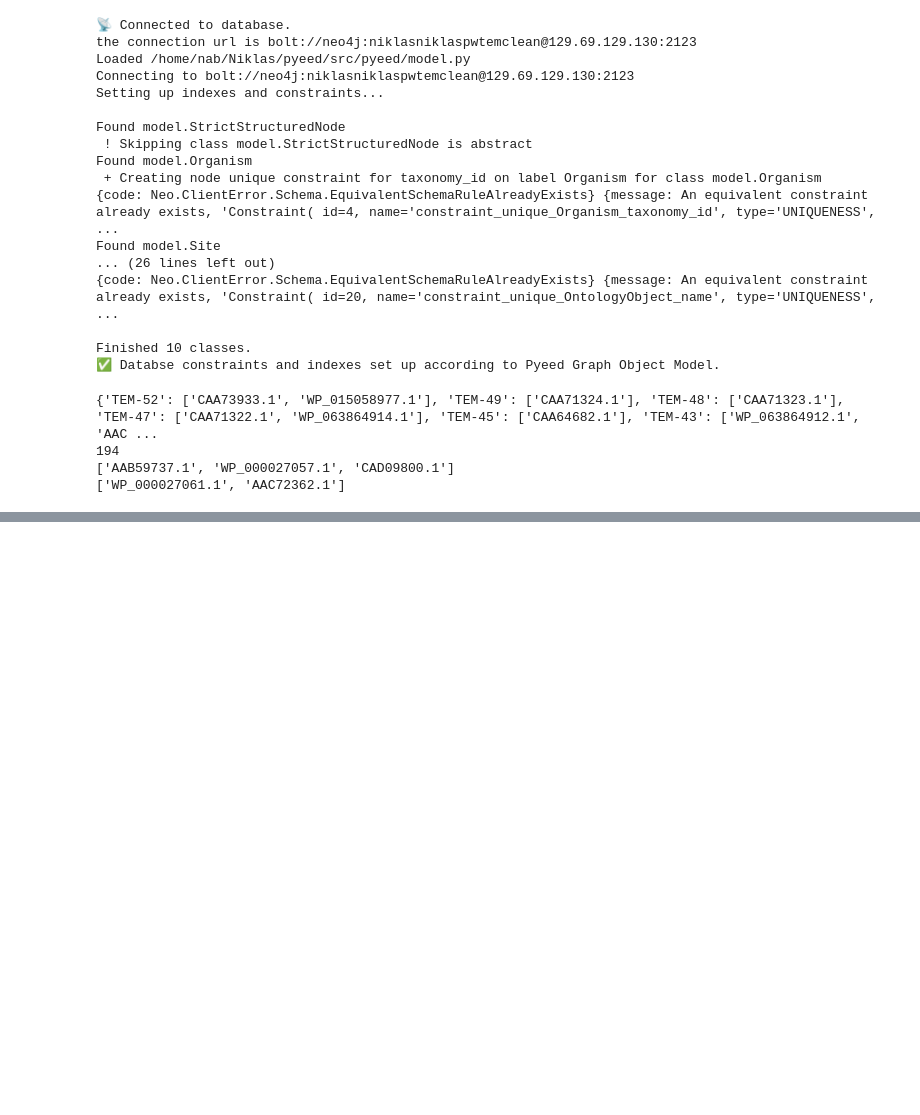
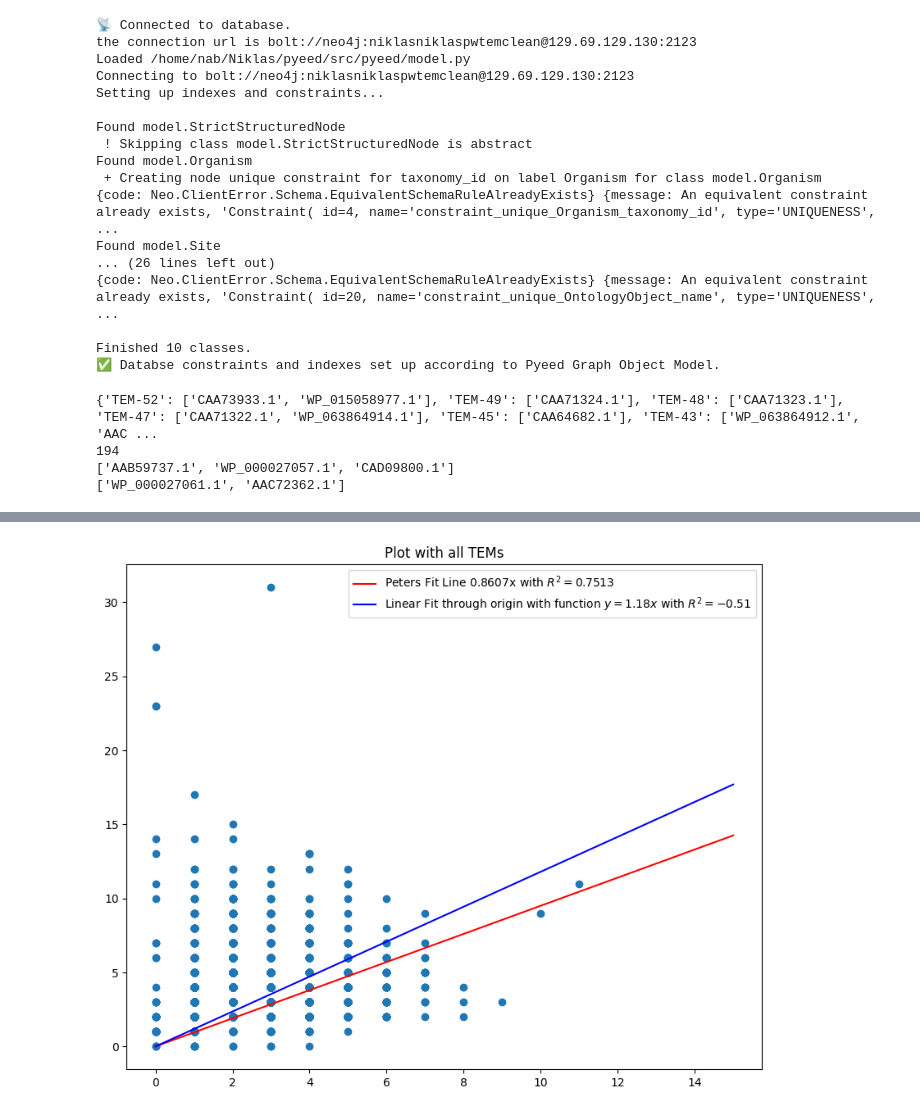
Before and after one commit to PyEED/TEM-lactamase, a Jupyter notebook: scr/code/020_Plots.ipynb, the cells around one changed output, grey strips where cells are left out. Saved outputs shown, nothing was run; the diff lists cells and outputs as text; code cells hidden in the pictures; blank space fills up the shorter version.

```diff
--- a/scr/code/020_Plots.ipynb
+++ b/scr/code/020_Plots.ipynb
@@ -95,0 +179,15 @@ print(data_tem_ids['TEM-10'])
+# %%
+# find the biggest outliers and get the accession ids of the proteins and dna
+threshold = 60
+
+
+for i in range(len(data_all_plot[0])):
+    if data_all_plot[1][i] > threshold:
+        print(f"The ids are {data_all_plot[2][i][0]} and {data_all_plot[2][i][1]} with the number of mutations {data_all_plot[1][i]}")
+
+# remove the outliers from the data
+data_all_plot[0] = [x for i, x in enumerate(data_all_plot[0]) if data_all_plot[1][i] <= threshold]
+data_all_plot[1] = [x for i, x in enumerate(data_all_plot[1]) if data_all_plot[1][i] <= threshold]
+data_all_plot[2] = [x for i, x in enumerate(data_all_plot[2]) if data_all_plot[1][i] <= threshold]
+
+# build a hsitogram plot on which positions the mutations are located
@@ -95,0 +201,26 @@ print(data_tem_ids['TEM-10'])
+# %%
+import matplotlib.pyplot as plt
+import numpy as np
+
+plt.figure(figsize=(10, 8))
+plt.scatter(data_all_plot[0], data_all_plot[1])
+plt.plot(np.linspace(0, 15, 100), np.linspace(0, 15, 100)*0.95, c='red', label='Peters Fit Line 0.8607x with $R^2 = 0.7513$')
+
+# For regression through origin, we can use numpy's polyfit with deg=1 and setting the intercept to 0
+# by using the appropriate weights
+x = np.array(data_all_plot[0])
+y = np.array(data_all_plot[1])
+slope = np.sum(x*y)/np.sum(x*x)  # Formula for linear regression through origin
+
+# Calculate R-squared for regression through origin
+y_pred = slope * x
+ss_tot = np.sum((y - np.mean(y))**2)
+ss_res = np.sum((y - y_pred)**2)
+r_squared = 1 - (ss_res / ss_tot)
+
+plt.plot(np.linspace(0, 15, 100), np.linspace(0, 15, 100)*slope, c='blue', label=f"Linear Fit through origin with function $y = {round(slope, 2)}x$ with $R^2 = {round(r_squared, 2)}$")
+plt.legend()
+plt.title("Plot with all TEMs")
+plt.show()
+# %% [output]
+[figure, added]
```
Also changed, not shown: parts of 14 cells of this notebook, 4 other files.
